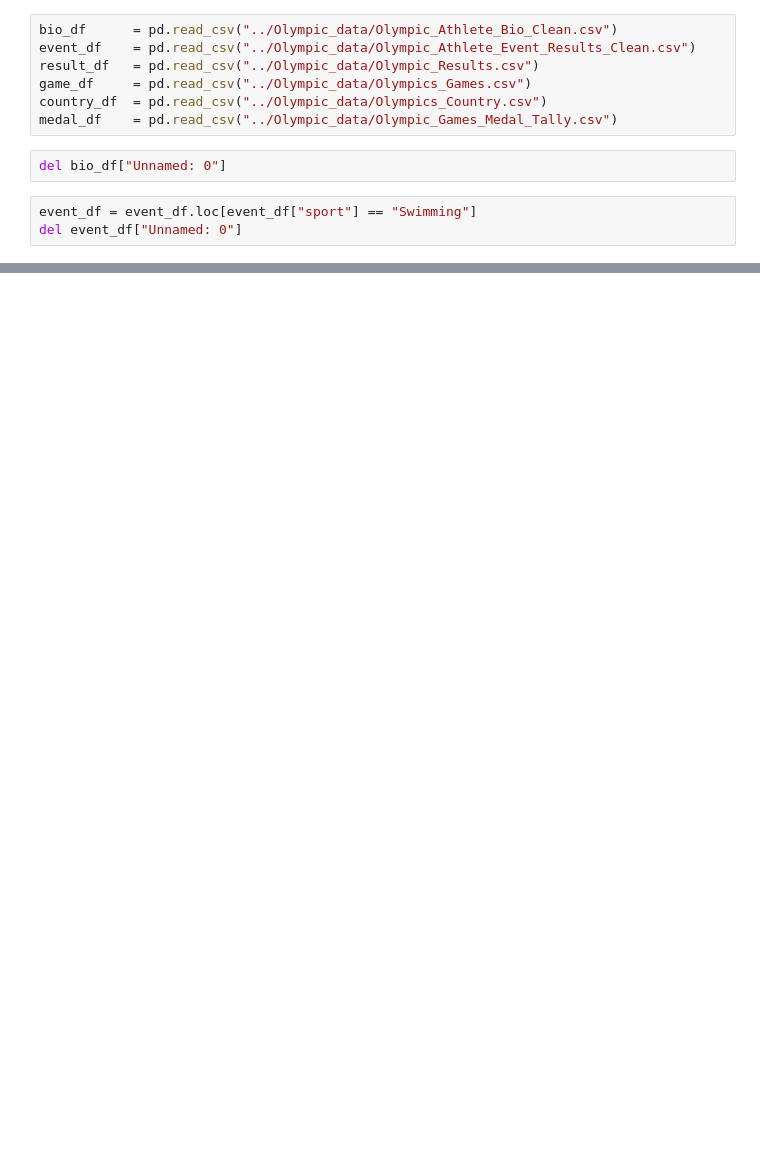
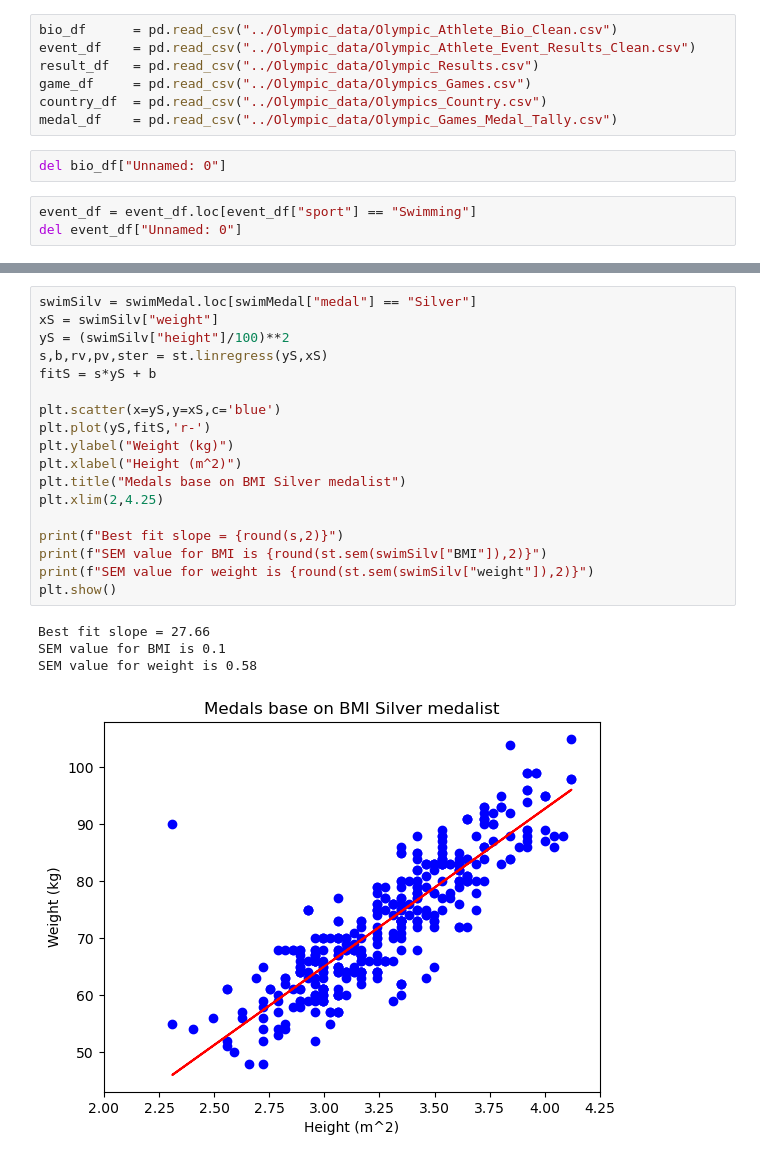
Before and after one commit to kylechou2873/SMU-Project1, a Jupyter notebook: KyleC_Swim/dataRead.ipynb, the cells around one changed output, grey strips where cells are left out. Cells and saved outputs as stored; diff of their text form; blank space fills up the shorter version.

```diff
--- a/KyleC_Swim/dataRead.ipynb
+++ b/KyleC_Swim/dataRead.ipynb
@@ -72,0 +88,23 @@ plt.show()
+# %%
+swimSilv = swimMedal.loc[swimMedal["medal"] == "Silver"]
+xS = swimSilv["weight"]
+yS = (swimSilv["height"]/100)**2
+s,b,rv,pv,ster = st.linregress(yS,xS)
+fitS = s*yS + b
+
+plt.scatter(x=yS,y=xS,c='blue')
+plt.plot(yS,fitS,'r-')
+plt.ylabel("Weight (kg)")
+plt.xlabel("Height (m^2)")
+plt.title("Medals base on BMI Silver medalist")
+plt.xlim(2,4.25)
+
+print(f"Best fit slope = {round(s,2)}")
+print(f"SEM value for BMI is {round(st.sem(swimSilv["BMI"]),2)}")
+print(f"SEM value for weight is {round(st.sem(swimSilv["weight"]),2)}")
+plt.show()
+# %% [output]
+Best fit slope = 27.66
+SEM value for BMI is 0.1
+SEM value for weight is 0.58
+[figure, added]
```
Also changed, not shown: parts of 10 cells of this notebook.
